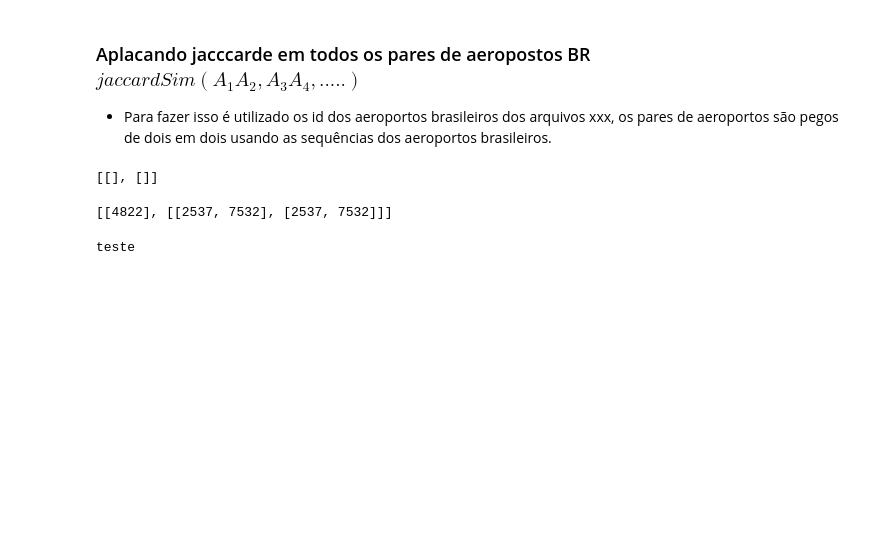
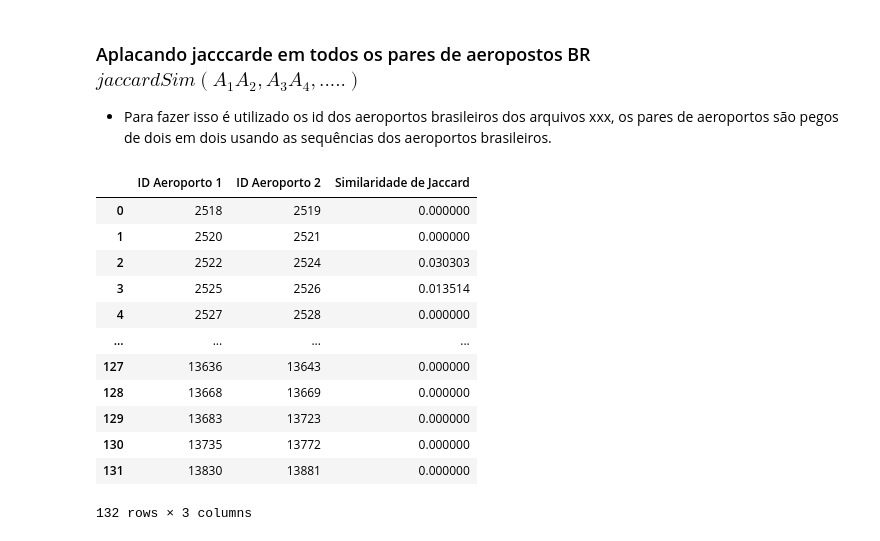
Before and after one commit to brunoprp/teoria_dos_grafos, a Jupyter notebook: Trabalho 1 - Similaridade em Grafos/analise_dados.ipynb, the cells around one changed output. Saved outputs shown, nothing was run; the diff lists cells and outputs as text; code cells hidden in the pictures; blank space fills up the shorter version.

Commit message:
Teste de jacadrf

```diff
--- a/Trabalho 1 - Similaridade em Grafos/analise_dados.ipynb
+++ b/Trabalho 1 - Similaridade em Grafos/analise_dados.ipynb
@@ -306,10 +313,3 @@ def jaccardSim(lista_l_grafo_A, lista_r_grafo_A,lista_l_grafo_B, lista_r_grafo_B
 # %% [markdown]
 ### Aplacando jacccarde em todos os pares de aeropostos BR $jaccardSim(A_1 A_2, A_3 A_4, .....)$
 * Para fazer isso é utilizado os id dos aeroportos brasileiros dos arquivos xxx, os pares de aeroportos são pegos de dois em dois usando as sequências dos aeroportos brasileiros.
-# %%
-# Percorrendo todos o aeroportos brasileiros
-
-for i in tqdm(range(0, 264, 2)): # 132 porquer vou pegar de dois em dois então 264/2 = 132
-
-    a_1 =  A[]
-    a_2 =  A[]
@@ -331,13 +316,43 @@ list_l_r_B = lista_dados[1]
-# %%
-list_l_r_B
-# %% [output]
-[[], []]
-# %%
-list_l_r_A
-# %% [output]
-[[4822], [[2537, 7532], [2537, 7532]]]
-# %%
-if 2519 in A:
-    print("teste")
-# %% [output]
-teste
+# %%
+# Percorrendo todos o aeroportos brasileiros
+
+lista_result_jacccard = []
+# Aplicando no dois primeiros aeroportos
+a_1 = A[0]
+a_2 = A[1]
+lista_dados = dadosGrafos(a_1, a_2, a_l, a_r)
+result_sim =  jaccardSim(lista_dados[0][0], lista_dados[0][1], lista_dados[1][0], lista_dados[1][1])
+lista_result_jacccard.append([a_1, a_2, result_sim])
+
+for i in tqdm(range(2, 264, 2)): # pegando os id de dois em dois começando do indice 2
+
+    a_1 =  A[i]
+    a_2 =  A[i+1]
+
+    lista_dados = dadosGrafos(a_1, a_2, a_l, a_r)
+    result_sim =  jaccardSim(lista_dados[0][0], lista_dados[0][1], lista_dados[1][0], lista_dados[1][1])
+    lista_result_jacccard.append([a_1, a_2, result_sim])
+# %%
+Jaccard_xls = pd.DataFrame(np.array(lista_result_jacccard), columns = ["ID Aeroporto 1", "ID Aeroporto 2", "Similaridade de Jaccard"])
+Jaccard_xls["ID Aeroporto 1"] = Jaccard_xls["ID Aeroporto 1"].astype(np.int64)
+Jaccard_xls["ID Aeroporto 2"] = Jaccard_xls["ID Aeroporto 2"].astype(np.int64)
+
+excel = pd.ExcelWriter('Jaccard.xlsx', engine='xlsxwriter')
+Jaccard_xls.to_excel(excel)
+excel.save()
+
+Jaccard_xls
+# %% [output]
+|  | ID Aeroporto 1 | ID Aeroporto 2 | Similaridade de Jaccard |
+| 0 | 2518 | 2519 | 0.000000 |
+| 1 | 2520 | 2521 | 0.000000 |
+| 2 | 2522 | 2524 | 0.030303 |
+| 3 | 2525 | 2526 | 0.013514 |
+| 4 | 2527 | 2528 | 0.000000 |
+| ... | ... | ... | ... |
+| 127 | 13636 | 13643 | 0.000000 |
+| 128 | 13668 | 13669 | 0.000000 |
+| 129 | 13683 | 13723 | 0.000000 |
+| 130 | 13735 | 13772 | 0.000000 |
+| 131 | 13830 | 13881 | 0.000000 |
+132 rows × 3 columns
```
Also changed, not shown: parts of 3 cells of this notebook, 2 other files.
